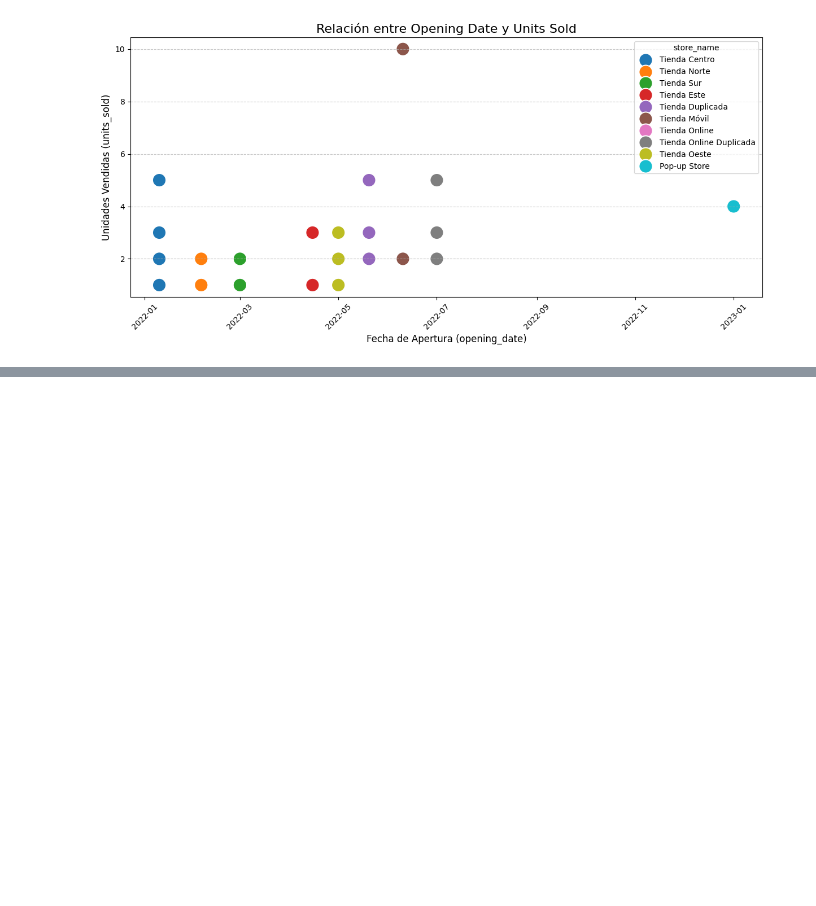
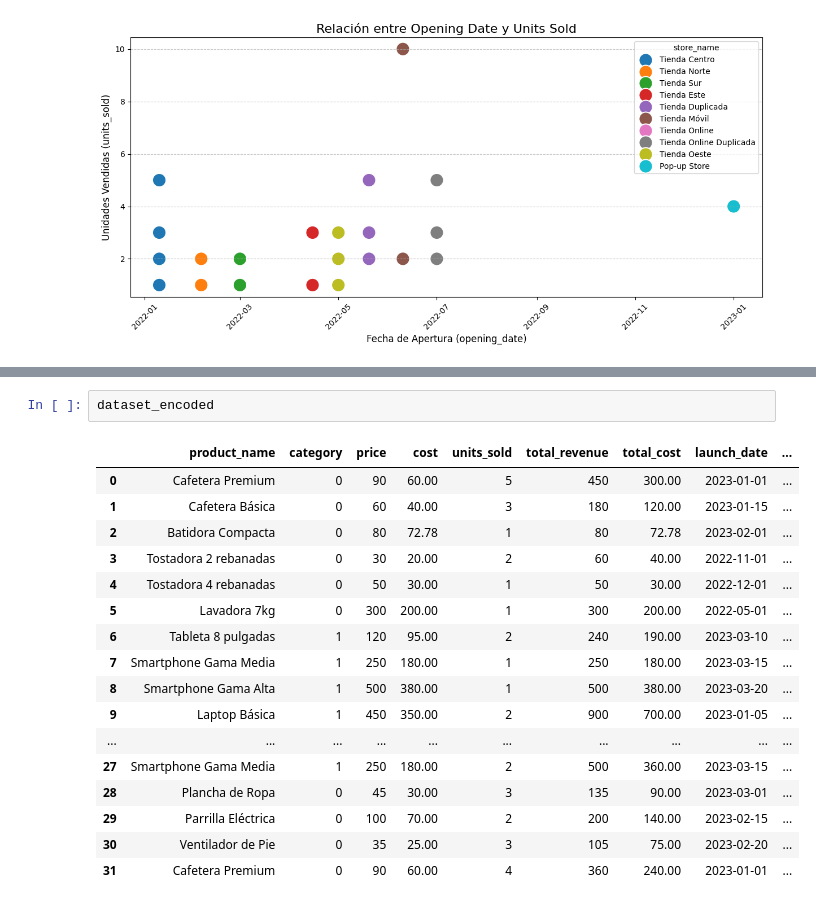
Before and after one commit to fertr98/Junior-Data-Scientist---Prueba-t-cnica, a Jupyter notebook: src/explore.ipynb, the cells around one changed output, grey strips where cells are left out. Cells and saved outputs as stored; diff of their text form; blank space fills up the shorter version.

```diff
--- a/src/explore.ipynb
+++ b/src/explore.ipynb
@@ -846,0 +860,20 @@ plt.show()
+# %%
+dataset_encoded
+# %% [output]
+|  | product_name | category | price | cost | units_sold | total_revenue | total_cost | launch_date | ... |
+| 0 | Cafetera Premium | 0 | 90 | 60.00 | 5 | 450 | 300.00 | 2023-01-01 | ... |
+| 1 | Cafetera Básica | 0 | 60 | 40.00 | 3 | 180 | 120.00 | 2023-01-15 | ... |
+| 2 | Batidora Compacta | 0 | 80 | 72.78 | 1 | 80 | 72.78 | 2023-02-01 | ... |
+| 3 | Tostadora 2 rebanadas | 0 | 30 | 20.00 | 2 | 60 | 40.00 | 2022-11-01 | ... |
+| 4 | Tostadora 4 rebanadas | 0 | 50 | 30.00 | 1 | 50 | 30.00 | 2022-12-01 | ... |
+| 5 | Lavadora 7kg | 0 | 300 | 200.00 | 1 | 300 | 200.00 | 2022-05-01 | ... |
+| 6 | Tableta 8 pulgadas | 1 | 120 | 95.00 | 2 | 240 | 190.00 | 2023-03-10 | ... |
+| 7 | Smartphone Gama Media | 1 | 250 | 180.00 | 1 | 250 | 180.00 | 2023-03-15 | ... |
+| 8 | Smartphone Gama Alta | 1 | 500 | 380.00 | 1 | 500 | 380.00 | 2023-03-20 | ... |
+| 9 | Laptop Básica | 1 | 450 | 350.00 | 2 | 900 | 700.00 | 2023-01-05 | ... |
+| ... | ... | ... | ... | ... | ... | ... | ... | ... | ... |
+| 27 | Smartphone Gama Media | 1 | 250 | 180.00 | 2 | 500 | 360.00 | 2023-03-15 | ... |
+| 28 | Plancha de Ropa | 0 | 45 | 30.00 | 3 | 135 | 90.00 | 2023-03-01 | ... |
+| 29 | Parrilla Eléctrica | 0 | 100 | 70.00 | 2 | 200 | 140.00 | 2023-02-15 | ... |
+| 30 | Ventilador de Pie | 0 | 35 | 25.00 | 3 | 105 | 75.00 | 2023-02-20 | ... |
+| 31 | Cafetera Premium | 0 | 90 | 60.00 | 4 | 360 | 240.00 | 2023-01-01 | ... |
```
Also changed, not shown: parts of 37 cells of this notebook.
